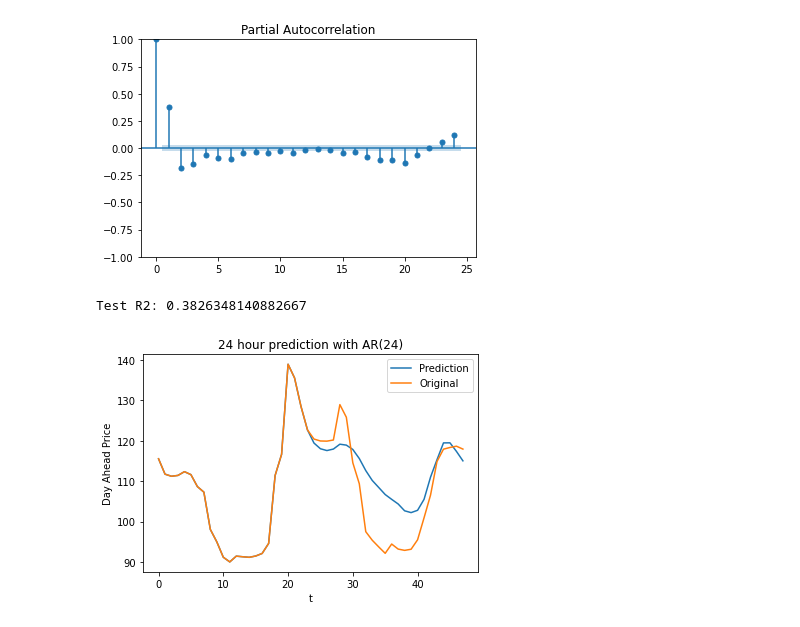
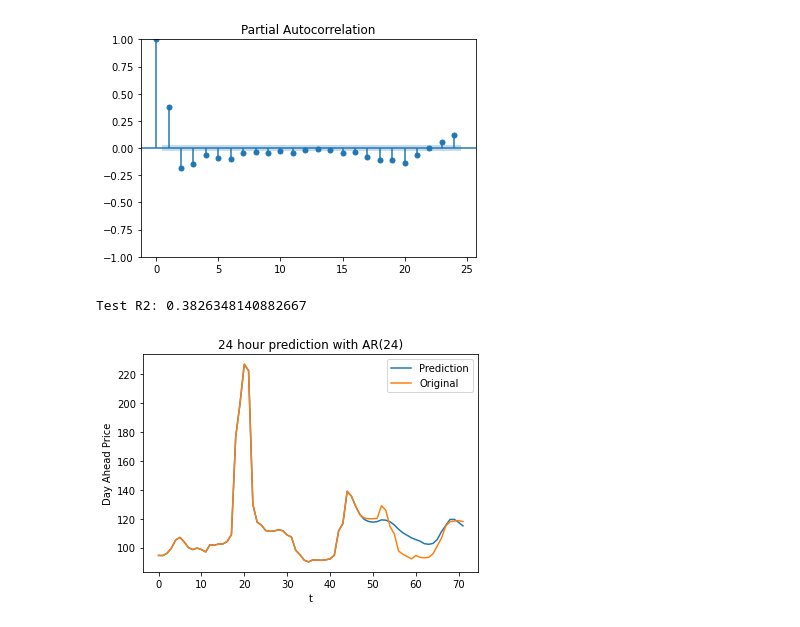
Before and after one commit to AndreasBordvik/FYS-STK4155-Prj3_report, a Jupyter notebook: code/trend_analysis_2.ipynb, the cells around one changed output. Saved outputs shown, nothing was run; the diff lists cells and outputs as text; code cells hidden in the pictures.

```diff
--- a/code/trend_analysis_2.ipynb
+++ b/code/trend_analysis_2.ipynb
@@ -116,32 +116,32 @@ for i in range(n_steps):
     # Insert the new value at the beginning of the list
     val_list.insert(0, new_val)
 
 # Redo the reverso to have the order of time
 val_list.reverse()
 
 # Add the original first value back into the list and do a cumulative sum to undo the differencing
 val_list = [day_ahead_prices["NO5_price"].values[0]] + val_list
 new_val_list = pd.Series(val_list).cumsum()
 
 # Plot the newly obtained list
 validation = pd.DataFrame({
     'Prediction': new_val_list,
     'Original': day_ahead_prices["NO5_price"].reset_index(drop=True),
     'date': day_ahead_prices["dato_id"].reset_index(drop=True)
      })
 
 print('Test R2:', r2_score(validation.iloc[-10:, 0], validation.iloc[-10:, 1]))
 
 # Plot the newly obtained list
-plot_window = n_steps+24
+plot_window = n_steps+48
 
 plt.plot(np.arange(plot_window),validation["Prediction"].tail(plot_window))
 plt.plot(np.arange(plot_window),validation["Original"].tail(plot_window))
 plt.legend(validation.columns)
 plt.title(f"{n_steps} hour prediction with AR({order})")
 plt.ylabel('Day Ahead Price')
 plt.xlabel('t')
 plt.show()
 # %% [output]
 Test R2: 0.3826348140882667
-[figure, old version]
+[figure, new version]
```
Also changed, not shown: 6 other files.
